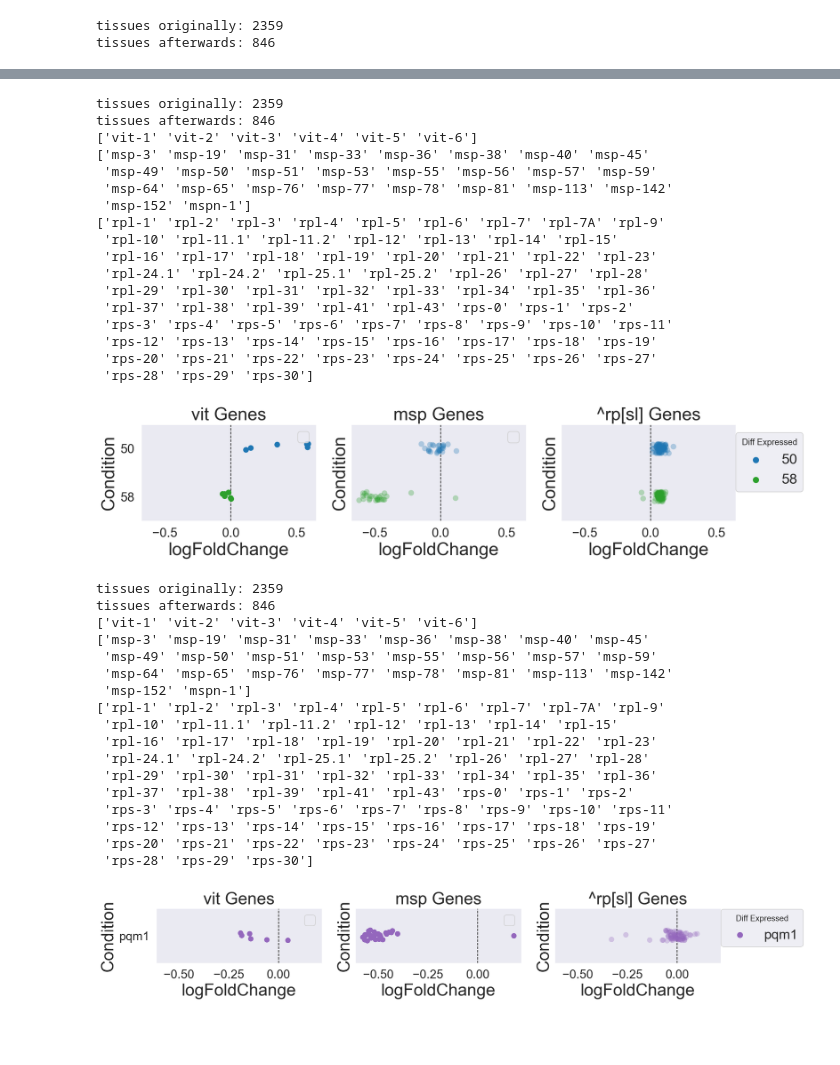
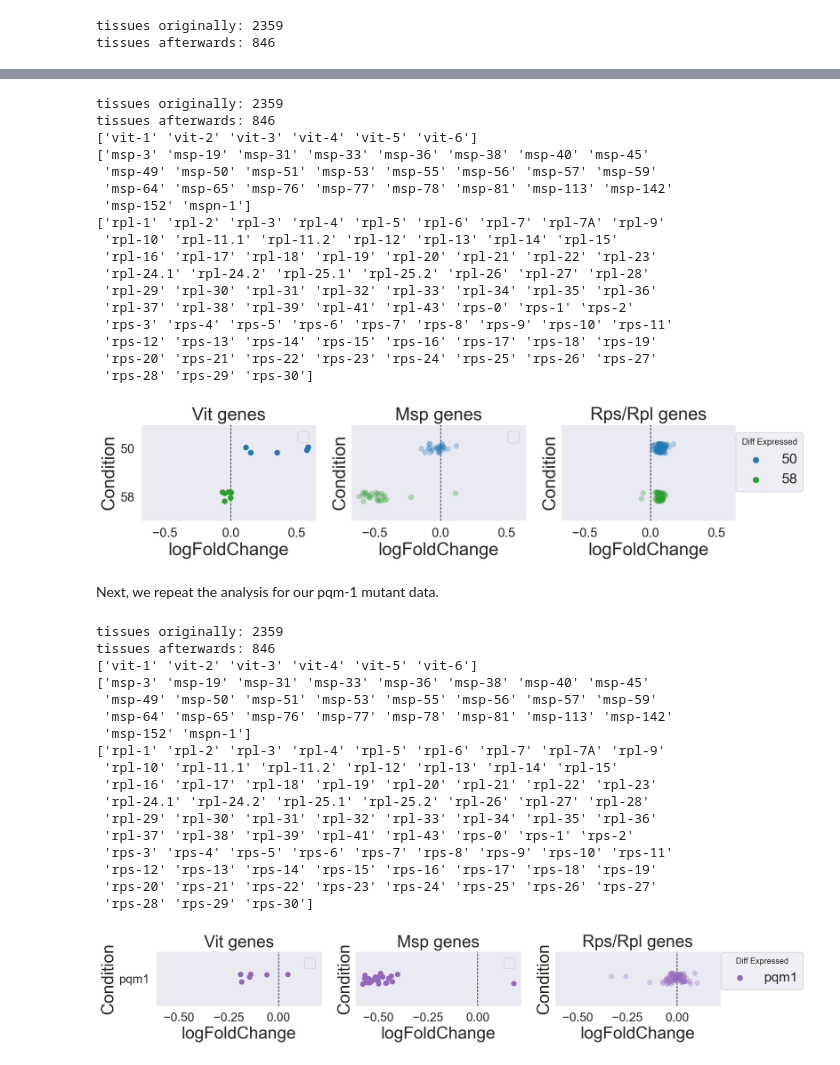
Before and after one commit to dangeles/Ascr10xomics, a Jupyter notebook: notebooks/04.0_TissueEnrichment.ipynb, the cells around one changed output, grey strips where cells are left out. Cells and saved outputs as stored; diff of their text form; code cells hidden in the pictures; blank space fills up the shorter version.

```diff
--- a/notebooks/04.0_TissueEnrichment.ipynb
+++ b/notebooks/04.0_TissueEnrichment.ipynb
@@ -156,7 +180,7 @@ See the caveats in the documentation: https://pandas.pydata.org/pandas-docs/stab
 # load stuff:
 res = pd.read_csv('../data/master_table.tsv', sep='\t', index_col=0)
 # keep DE genes only:
-res = res[(res['padj-pqm1'] < 0.05)]
+res = res[(res['padj-pqm1'] < 0.05) & (res['Sign-WT'] == 'Same')]
 
 tissues = utils.load_tissues(res.index, 5, 30)
 res = res.reindex(tissues.wbid.unique()).dropna()
@@ -263,7 +265,7 @@ def plot_gene_fam(res, title, ax=ax):
                   s=8, data=tidy, orient='h', palette=colors, ax=ax)
     ax.axvline(0, color='black', ls='--', lw=1)
     ax.legend(loc=(1, .3), title='Diff Expressed')
-    ax.set_title(title + ' Genes')
+    ax.set_title(title.capitalize() + ' genes')
 
 
 res = pd.read_csv('../data/master_table.tsv', sep='\t', index_col=0)
@@ -271,34 +273,38 @@ res = res.dropna(subset=['log2FoldChange-50']).drop(columns=['log2FoldChange-pqm
 tissues = utils.load_tissues(res.index, 5, 30)
 annotated_data = res.join(tissues.set_index('wbid')).dropna(subset=['tissue'])
 
 
 fig, ax = plt.subplots(ncols=3, sharey=True, sharex=True, figsize=(15, 2.5))
 plot_gene_fam(res, title='vit', ax=ax[0])
 plot_gene_fam(res, title='msp', ax=ax[1])
 plot_gene_fam(res, title='^rp[sl]', ax=ax[2])
 
+ax[2].set_title('Rps/Rpl genes')
+
 ax[0].legend([])
 ax[1].legend([])
 plt.savefig('../figs/gene_programs.svg', bbox_inches='tight', transparent=False)
 # %% [output]
 tissues originally: 2359
 tissues afterwards: 846
 ['vit-1' 'vit-2' 'vit-3' 'vit-4' 'vit-5' 'vit-6']
 ['msp-3' 'msp-19' 'msp-31' 'msp-33' 'msp-36' 'msp-38' 'msp-40' 'msp-45'
  'msp-49' 'msp-50' 'msp-51' 'msp-53' 'msp-55' 'msp-56' 'msp-57' 'msp-59'
  'msp-64' 'msp-65' 'msp-76' 'msp-77' 'msp-78' 'msp-81' 'msp-113' 'msp-142'
  'msp-152' 'mspn-1']
 ['rpl-1' 'rpl-2' 'rpl-3' 'rpl-4' 'rpl-5' 'rpl-6' 'rpl-7' 'rpl-7A' 'rpl-9'
  'rpl-10' 'rpl-11.1' 'rpl-11.2' 'rpl-12' 'rpl-13' 'rpl-14' 'rpl-15'
  'rpl-16' 'rpl-17' 'rpl-18' 'rpl-19' 'rpl-20' 'rpl-21' 'rpl-22' 'rpl-23'
  'rpl-24.1' 'rpl-24.2' 'rpl-25.1' 'rpl-25.2' 'rpl-26' 'rpl-27' 'rpl-28'
  'rpl-29' 'rpl-30' 'rpl-31' 'rpl-32' 'rpl-33' 'rpl-34' 'rpl-35' 'rpl-36'
  'rpl-37' 'rpl-38' 'rpl-39' 'rpl-41' 'rpl-43' 'rps-0' 'rps-1' 'rps-2'
  'rps-3' 'rps-4' 'rps-5' 'rps-6' 'rps-7' 'rps-8' 'rps-9' 'rps-10' 'rps-11'
  'rps-12' 'rps-13' 'rps-14' 'rps-15' 'rps-16' 'rps-17' 'rps-18' 'rps-19'
  'rps-20' 'rps-21' 'rps-22' 'rps-23' 'rps-24' 'rps-25' 'rps-26' 'rps-27'
  'rps-28' 'rps-29' 'rps-30']
-[figure, old version]
+[figure, new version]
+# %% [markdown]
+Next, we repeat the analysis for our pqm-1 mutant data.
 # %%
 res = pd.read_csv('../data/master_table.tsv', sep='\t', index_col=0)
 res = res.dropna(subset=['log2FoldChange-50', 'log2FoldChange-pqm1'])
@@ -312,6 +318,8 @@ plot_gene_fam(res, title='vit', ax=ax[0])
 plot_gene_fam(res, title='msp', ax=ax[1])
 plot_gene_fam(res, title='^rp[sl]', ax=ax[2])
 
+ax[2].set_title('Rps/Rpl genes')
+
 ax[0].legend([])
 ax[1].legend([])
 
@@ -334,4 +342,4 @@ tissues afterwards: 846
  'rps-12' 'rps-13' 'rps-14' 'rps-15' 'rps-16' 'rps-17' 'rps-18' 'rps-19'
  'rps-20' 'rps-21' 'rps-22' 'rps-23' 'rps-24' 'rps-25' 'rps-26' 'rps-27'
  'rps-28' 'rps-29' 'rps-30']
-[figure, old version]
+[figure, new version]
```
Also changed, not shown: parts of 13 cells of this notebook.
